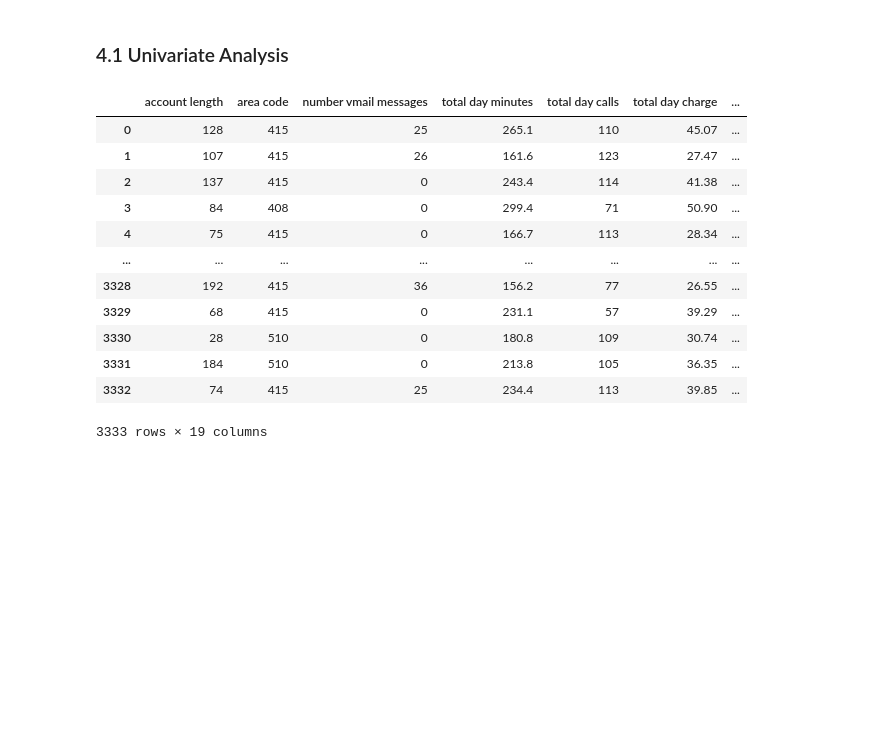
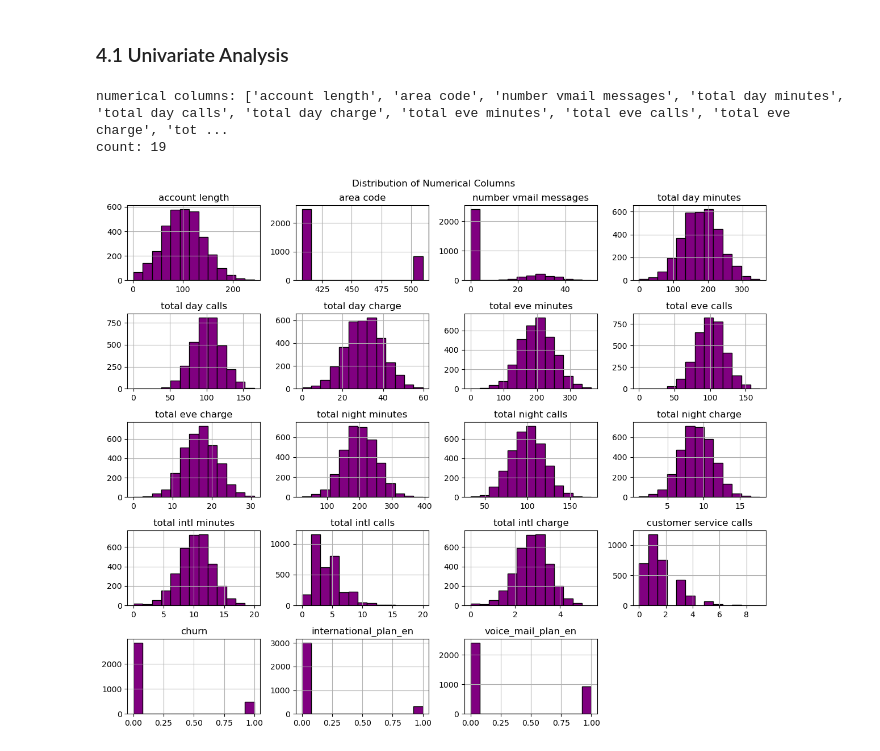
Before and after one commit to Muhadischol/Phase_Three_Project, a Jupyter notebook: Notebook/SyriaTel_Project.ipynb, the cells around one changed output. Saved outputs shown, nothing was run; the diff lists cells and outputs as text; code cells hidden in the pictures; blank space fills up the shorter version.

Commit message:
visualizing the numerical columns

```diff
--- a/Notebook/SyriaTel_Project.ipynb
+++ b/Notebook/SyriaTel_Project.ipynb
@@ -328,18 +333,16 @@ Pro_copy
 # %%
 numberical_cols = Pro_copy.select_dtypes(include=["number"]).columns.tolist()
 print("numerical columns:", numberical_cols)
-print("count:", numberical_cols)
+print("count:", len(numberical_cols))
 # %% [output]
-|  | account length | area code | number vmail messages | total day minutes | total day calls | total day charge | ... |
-| 0 | 128 | 415 | 25 | 265.1 | 110 | 45.07 | ... |
-| 1 | 107 | 415 | 26 | 161.6 | 123 | 27.47 | ... |
-| 2 | 137 | 415 | 0 | 243.4 | 114 | 41.38 | ... |
-| 3 | 84 | 408 | 0 | 299.4 | 71 | 50.90 | ... |
-| 4 | 75 | 415 | 0 | 166.7 | 113 | 28.34 | ... |
-| ... | ... | ... | ... | ... | ... | ... | ... |
-| 3328 | 192 | 415 | 36 | 156.2 | 77 | 26.55 | ... |
-| 3329 | 68 | 415 | 0 | 231.1 | 57 | 39.29 | ... |
-| 3330 | 28 | 510 | 0 | 180.8 | 109 | 30.74 | ... |
-| 3331 | 184 | 510 | 0 | 213.8 | 105 | 36.35 | ... |
-| 3332 | 74 | 415 | 25 | 234.4 | 113 | 39.85 | ... |
-3333 rows × 19 columns
+numerical columns: ['account length', 'area code', 'number vmail messages', 'total day minutes', 'total day calls', 'total day charge', 'total eve minutes', 'total eve calls', 'total eve charge', 'tot ...
+count: 19
+# %%
+# visualizing the numerical columns using histogram
+
+Pro_copy.hist(figsize=(12, 10), bins=13, color='purple', edgecolor='black')
+plt.suptitle('Distribution of Numerical Columns', fontsize=12)
+plt.tight_layout()
+plt.show()
+# %% [output]
+[figure, added]
```
Also changed, not shown: parts of 1 cell of this notebook.
